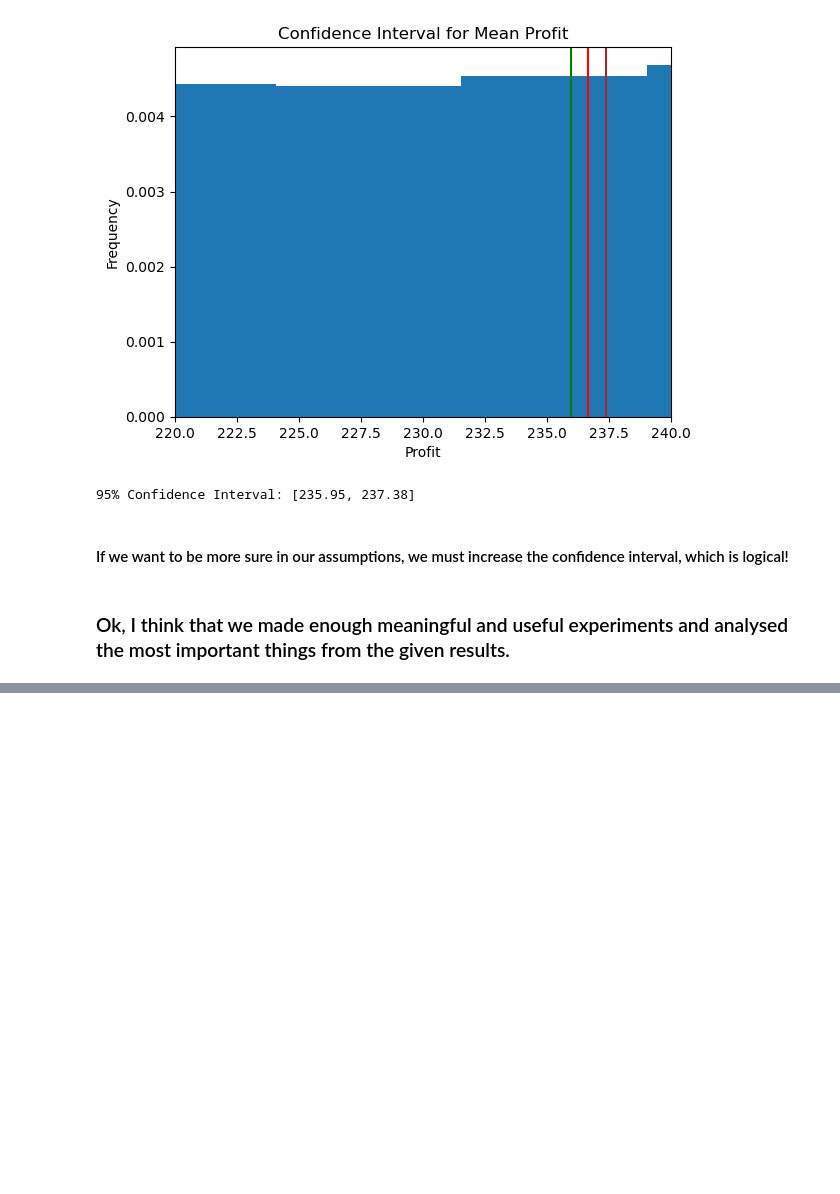
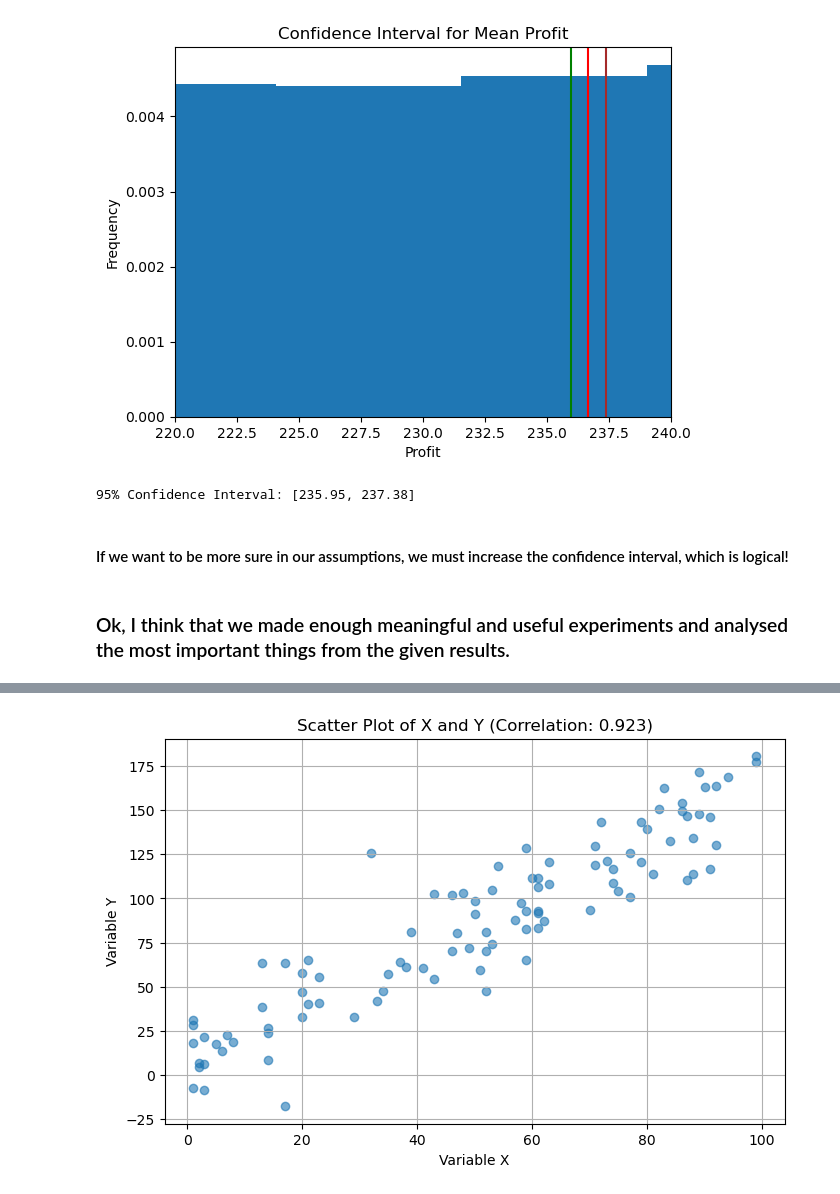
Before and after one commit to kvenov/The_Monte_Carlo_Method, a Jupyter notebook: coffee_shop_forecast.ipynb, the cells around one changed output, grey strips where cells are left out. Cells and saved outputs as stored; diff of their text form; code cells hidden in the pictures; blank space fills up the shorter version.

```diff
--- a/coffee_shop_forecast.ipynb
+++ b/coffee_shop_forecast.ipynb
@@ -666,0 +730,23 @@ plot_confidence_intervals(profits, z)
+# %%
+np.random.seed(42) # Seed for reproducibility
+
+# Generating 100 random integers between 0 and 100, as the X variable
+X = np.random.randint(0, 100, 100)
+
+# Based on X we add random noise to create a linear correlation
+# We compute it as: Y = X * slope + intercept + noise
+slope = 1.5
+intercept = 10
+noise = np.random.normal(0, 20, 100) # Gaussian noise (mean 0, std dev 20, size 100)
+Y = X * slope + intercept + noise
+
+# np.corrcoef returns a correlation matrix. The off-diagonal values are the correlation coefficients between X and Y.
+correlation_matrix = np.corrcoef(X, Y)
+correlation_coefficient = correlation_matrix[0, 1]
+
+# Alternatively, we can use `scipy.stats.pearsonr` for the coefficient and a p-value
+# The p-value helps determine if the correlation is statistically significant (often P < 0.05 indicates significance)
+pearson_r, p_value = sp.stats.pearsonr(X, Y)
+
+print(f"Correlation coefficient using numpy.corrcoef: {correlation_coefficient:.3f}")
+print(f"Pearson r using scipy.stats.pearsonr: {pearson_r:.3f}, P-value: {p_value:.3f}")
@@ -666,0 +776,14 @@ plot_confidence_intervals(profits, z)
+# %%
+# Visualizing the variables relationship
+plt.figure(figsize=(8, 5))
+
+plt.scatter(X, Y, alpha=0.6)
+
+plt.xlabel("Variable X")
+plt.ylabel("Variable Y")
+plt.grid(True)
+plt.title(f"Scatter Plot of X and Y (Correlation: {correlation_coefficient:.3f})")
+
+plt.show()
+# %% [output]
+[figure, added]
```
Also changed, not shown: parts of 9 cells of this notebook.
